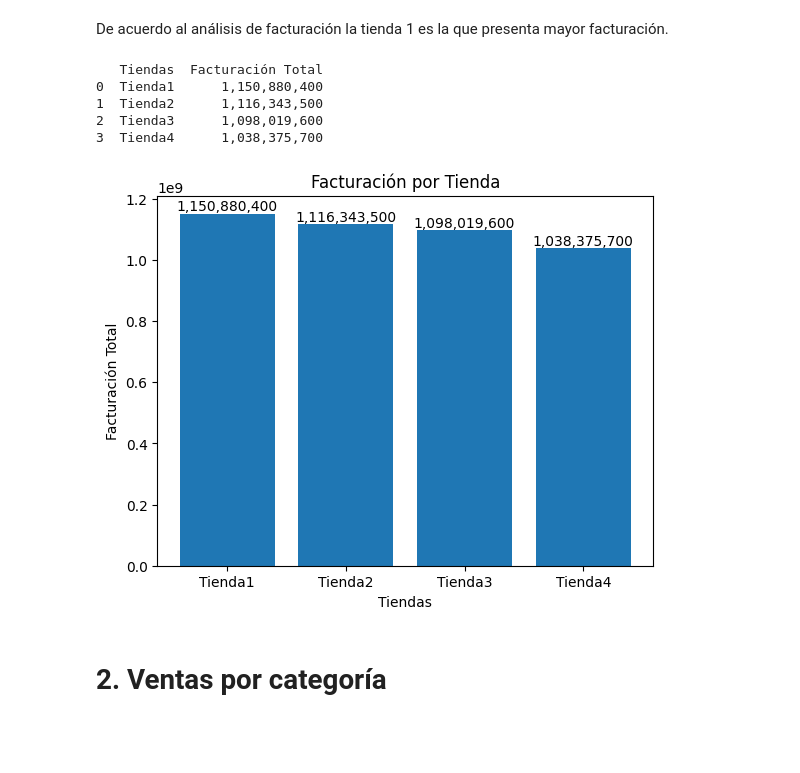
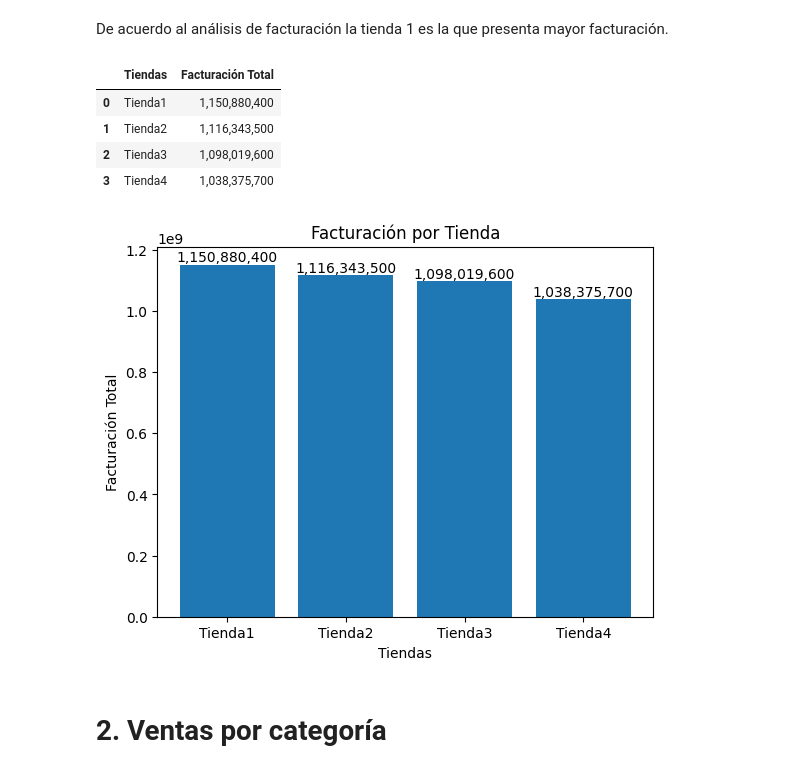
Before and after one commit to H31muth/Challenge1-data-science-latam, a Jupyter notebook: ChallengesManejoDtosPython.ipynb, the cells around one changed output. Saved outputs shown, nothing was run; the diff lists cells and outputs as text; code cells hidden in the pictures; blank space fills up the shorter version.

```diff
--- a/ChallengesManejoDtosPython.ipynb
+++ b/ChallengesManejoDtosPython.ipynb
@@ -32,32 +32,39 @@ tienda.head()
 #1. Análisis de facturación
 # %% [markdown]
 De acuerdo al análisis de facturación la tienda 1 es la que presenta mayor facturación.
-# %%
-pd.options.display.float_format = '{:,.0f}'.format          # Para mejorar formato con los números
-
-dic_tiendas = {'Tienda1': sum(tienda['Precio']), 'Tienda2': sum(tienda2['Precio']), 'Tienda3': sum(tienda3['Precio']), 'Tienda4': sum(tienda4['Precio'])} # se crea diccionario
-df_tiendas = pd.DataFrame.from_dict(dic_tiendas.items(), orient='columns')  # diccionario se pasa a data frame para mejorar presentación y orden al imprimir en pantalla
-df_tiendas.columns = ['Tiendas', 'Facturación Total']
-print(df_tiendas)
-# %% [output]
-   Tiendas  Facturación Total
-0  Tienda1      1,150,880,400
-1  Tienda2      1,116,343,500
-2  Tienda3      1,098,019,600
-3  Tienda4      1,038,375,700
 # %%
+pd.options.display.float_format = '{:,.0f}'.format          # Aplica un formato Sin decimales y con separador de miles a los números
+
+# Se crea diccionario donde cada clave será el nombre de cada tienda, y su valor será la suma de la columna Precio de cada Tienda
+dic_tiendas = {'Tienda1': sum(tienda['Precio']), 'Tienda2': sum(tienda2['Precio']), 'Tienda3': sum(tienda3['Precio']), 'Tienda4': sum(tienda4['Precio'])}
+
+pd.options.display.float_format = '{:,.0f}'.format          # Aplica un formato Sin decimales y con separador de miles a los números
+
+# Se crea diccionario donde cada clave será el nombre de cada tienda, y su valor será la suma de la columna Precio de cada Tienda
+dic_tiendas = {'Tienda1': sum(tienda['Precio']), 'Tienda2': sum(tienda2['Precio']), 'Tienda3': sum(tienda3['Precio']), 'Tienda4': sum(tienda4['Precio'])}
+
+df_tiendas = pd.DataFrame.from_dict(dic_tiendas, orient='index', columns=['Facturación Total']).reset_index(names='Tiendas')  # diccionario se transforma en DF, donde las claves serán los indices del DF y los valores serán la columna llamada Facturación Total
+
+display(df_tiendas)   # imprime con un mejor formato
+print()               # salto de linea
+
 import matplotlib.pyplot as plt                       # se importa la biblioteca para graficar
 plt.bar(dic_tiendas.keys(), dic_tiendas.values())     # grafico de barras, eje x: la clave del diccionario: dic_tiendas, eje y: la sumatoria
 
 plt.text(0, dic_tiendas['Tienda1'] + 10000000, f'{dic_tiendas["Tienda1"]:,.0f}', ha='center')   # muestra el valor de la tienda 1 en el grafico
 plt.text(1, dic_tiendas['Tienda2'] + 10000000, f'{dic_tiendas["Tienda2"]:,.0f}', ha='center')
 plt.text(2, dic_tiendas['Tienda3'] + 10000000, f'{dic_tiendas["Tienda3"]:,.0f}', ha='center')
 plt.text(3, dic_tiendas['Tienda4'] + 10000000, f'{dic_tiendas["Tienda4"]:,.0f}', ha='center')
 plt.xlabel('Tiendas')
 plt.ylabel('Facturación Total')
 plt.title('Facturación por Tienda')
 plt.show()
 # %% [output]
+|  | Tiendas | Facturación Total |
+| 0 | Tienda1 | 1,150,880,400 |
+| 1 | Tienda2 | 1,116,343,500 |
+| 2 | Tienda3 | 1,098,019,600 |
+| 3 | Tienda4 | 1,038,375,700 |
 [figure]
 # %% [markdown]
 # 2. Ventas por categoría
```
Also changed, not shown: parts of 1 cell of this notebook.
